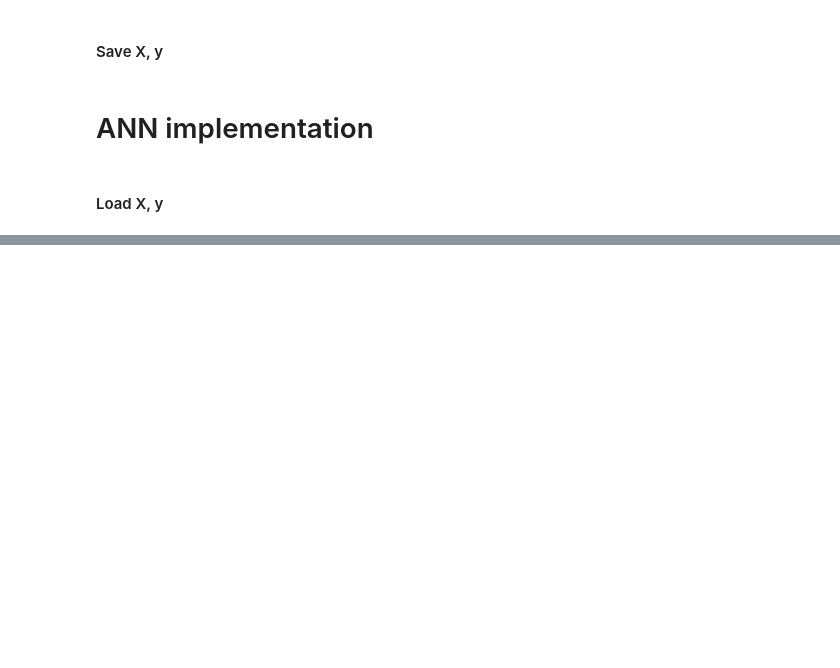
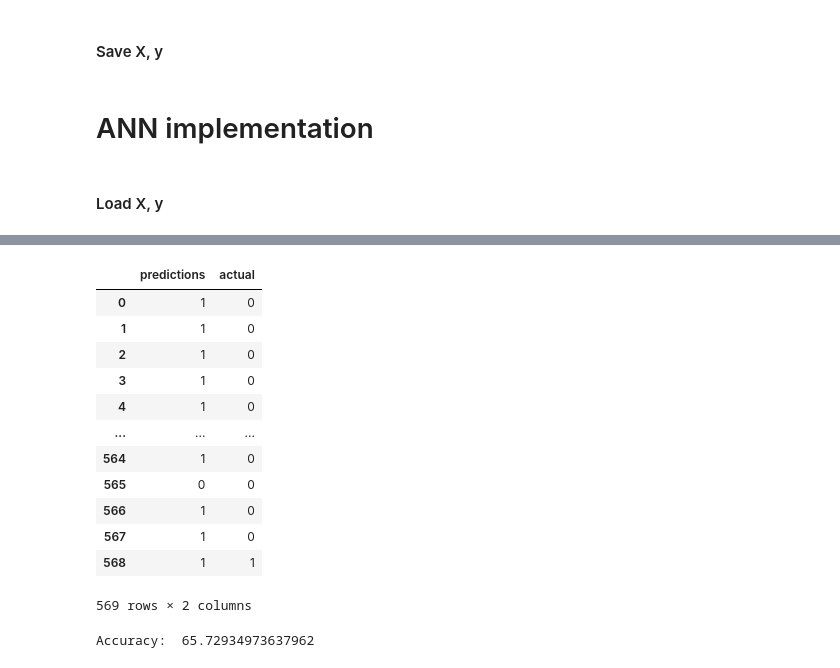
Before and after one commit to szelesaron/breast-cancer-classifier, a Jupyter notebook: cancer_clf.ipynb, the cells around one changed output, grey strips where cells are left out. Saved outputs shown, nothing was run; the diff lists cells and outputs as text; code cells hidden in the pictures; blank space fills up the shorter version.

```diff
--- a/cancer_clf.ipynb
+++ b/cancer_clf.ipynb
@@ -151,0 +209,26 @@ array([0.00091476, 0.52103744, 0.0226581 , 0.54598853, 0.36373277,
+# %%
+y_pred = sigmoid(np.dot(X, weights) + bias)
+# %%
+res = pd.DataFrame()
+res["predictions"] = y_pred
+res["predictions"] = res["predictions"].apply(lambda x : 0 if x < 0.5 else 1)
+res["actual"] = y
+res
+# %% [output]
+|  | predictions | actual |
+| 0 | 1 | 0 |
+| 1 | 1 | 0 |
+| 2 | 1 | 0 |
+| 3 | 1 | 0 |
+| 4 | 1 | 0 |
+| ... | ... | ... |
+| 564 | 1 | 0 |
+| 565 | 0 | 0 |
+| 566 | 1 | 0 |
+| 567 | 1 | 0 |
+| 568 | 1 | 1 |
+569 rows × 2 columns
+# %%
+print("Accuracy: ", res.loc[res['predictions']==res['actual']].shape[0] / res.shape[0] * 100)
+# %% [output]
+Accuracy:  65.72934973637962
```
Also changed, not shown: parts of 10 cells of this notebook.
